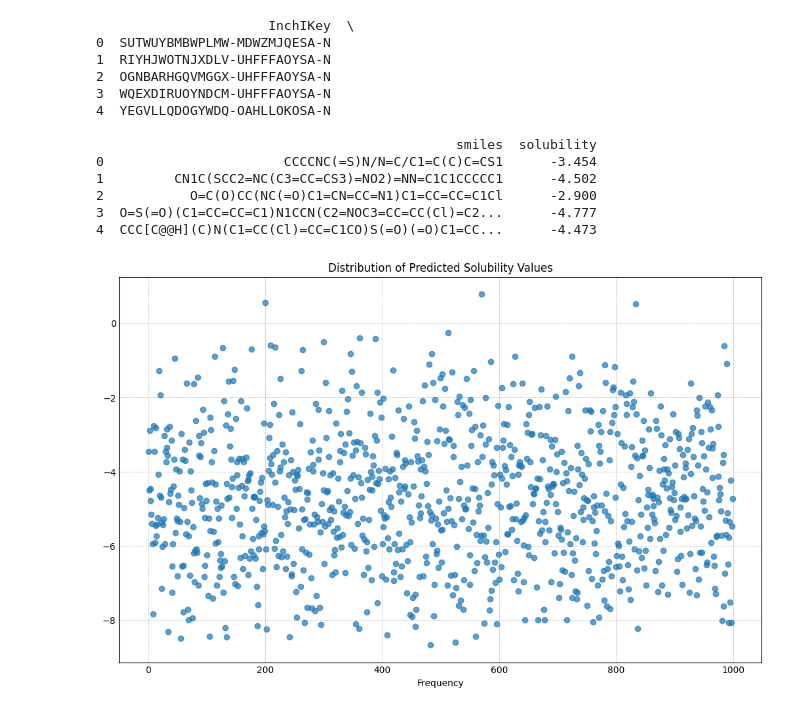
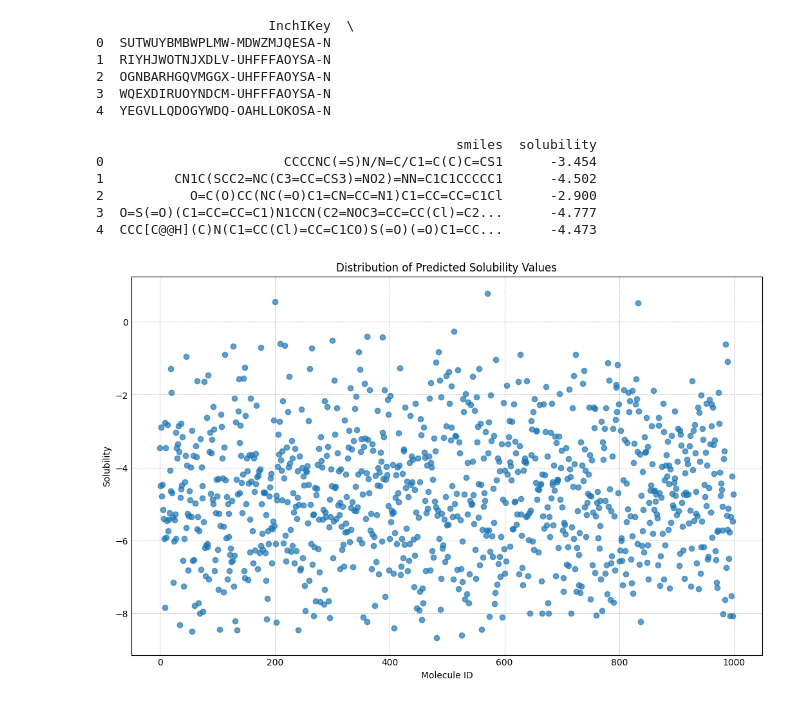
Before and after one commit to soh-123/Aqueous-solubility-prediction, a Jupyter notebook: notebooks/model_bias.ipynb, the cells around one changed output. Saved outputs shown, nothing was run; the diff lists cells and outputs as text; code cells hidden in the pictures.

```diff
--- a/notebooks/model_bias.ipynb
+++ b/notebooks/model_bias.ipynb
@@ -147,16 +130,16 @@ print(prediction_df.head())
 # %%
 # In this codeblock I will create the necessary plots with MatPlotLib to observe the distribution of predicted values
 
 df = pd.DataFrame(prediction_df)
 
 plt.style.use('_mpl-gallery')
 plt.figure(figsize=(10, 6))
 plt.scatter(df.index, df['solubility'], alpha=0.7)
 plt.title("Distribution of Predicted Solubility Values")
-plt.xlabel('Solubility')
-plt.xlabel('Frequency')
+plt.xlabel('Molecule ID')
+plt.ylabel('Solubility')
 plt.grid(True, which='both', linestyle='--', linewidth=0.5)
 
 plt.show()
 # %% [output]
-[figure, old version]
+[figure, new version]
```
Also changed, not shown: parts of 2 cells of this notebook, 5 other files.
